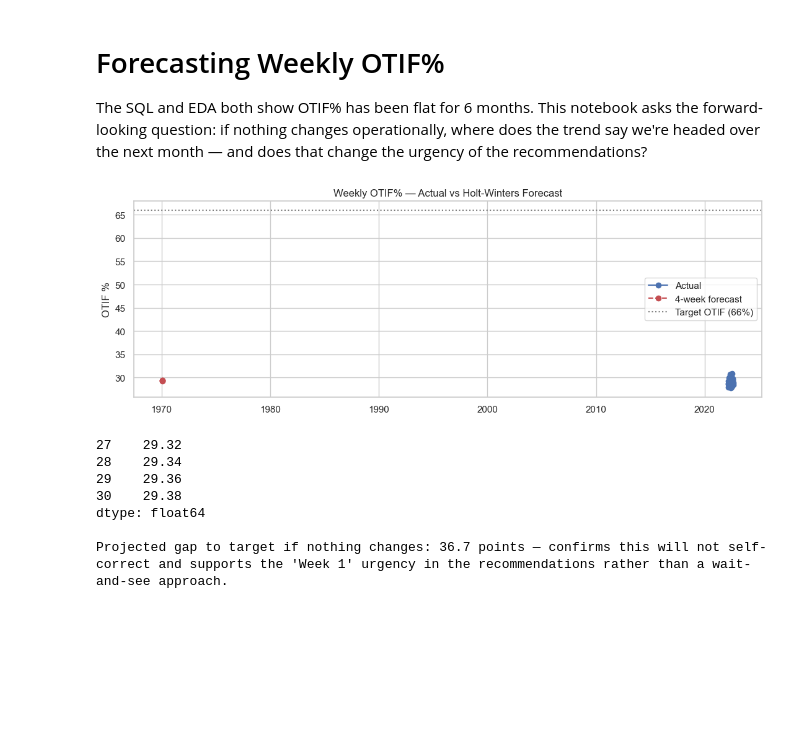
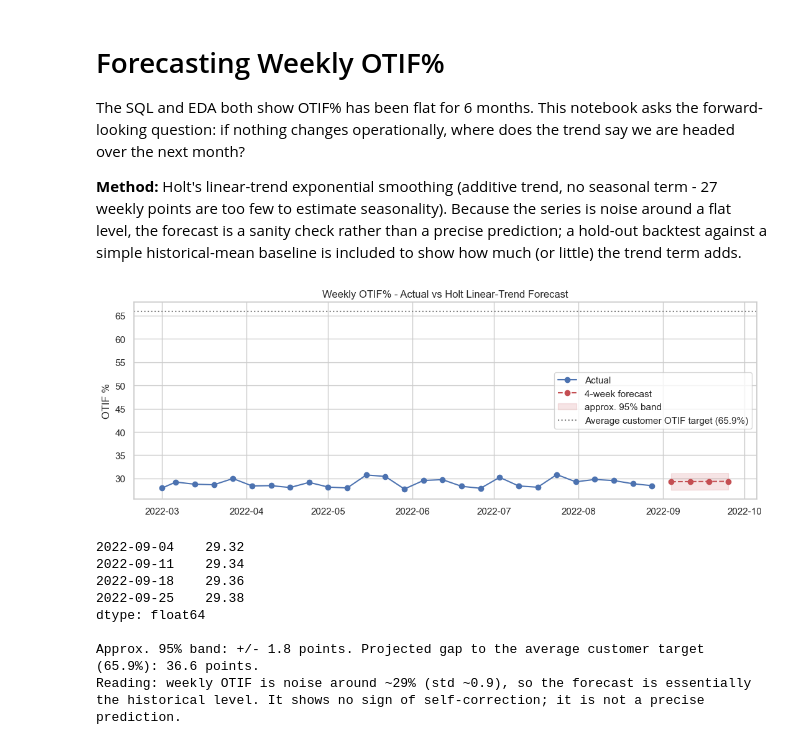
Before and after one commit to Ankasth369/Supply-Chain-Delivery-Diagnostics-Churn-Risk-Scoring, a Jupyter notebook: python/otif_trend_forecast.ipynb, the cells around one changed output. Cells and saved outputs as stored; diff of their text form; code cells hidden in the pictures; blank space fills up the shorter version.

```diff
--- a/python/otif_trend_forecast.ipynb
+++ b/python/otif_trend_forecast.ipynb
@@ -1,7 +1,9 @@
 # %% [markdown]
 # Forecasting Weekly OTIF%
 
-The SQL and EDA both show OTIF% has been flat for 6 months. This notebook asks the forward-looking question: if nothing changes operationally, where does the trend say we're headed over the next month — and does that change the urgency of the recommendations?
+The SQL and EDA both show OTIF% has been flat for 6 months. This notebook asks the forward-looking question: if nothing changes operationally, where does the trend say we are headed over the next month?
+
+**Method:** Holt's linear-trend exponential smoothing (additive trend, no seasonal term - 27 weekly points are too few to estimate seasonality). Because the series is noise around a flat level, the forecast is a sanity check rather than a precise prediction; a hold-out backtest against a simple historical-mean baseline is included to show how much (or little) the trend term adds.
 # %%
 import os
 import pandas as pd
@@ -18,40 +20,52 @@ engine = create_engine(f"mysql+pymysql://{db_user}:{db_password}@localhost/atliq
 # %%
 from statsmodels.tsa.holtwinters import ExponentialSmoothing
 
 weekly = pd.read_sql("""
     SELECT d.week_no, MIN(d.calendar_date) AS week_start, AVG(foa.otif) * 100 AS otif_pct
     FROM dim_date d
     JOIN fact_orders_aggregate foa ON foa.order_placement_date = d.calendar_date
     GROUP BY d.week_no
 """, engine).sort_values("week_start").reset_index(drop=True)
 
-series = weekly.set_index("week_start")["otif_pct"]
-series.index = pd.DatetimeIndex(series.index).to_period("W").to_timestamp()
+# Average of the per-customer OTIF targets (the dataset sets a different target per customer)
+avg_target = float(pd.read_sql("SELECT AVG(otif_target_pct) AS t FROM dim_targets_orders", engine)["t"].iloc[0])
 
-model = ExponentialSmoothing(series, trend="add", seasonal=None, initialization_method="estimated")
+# Weeks come from dim_date.week_no (Sunday-Saturday). The first week (5 days) and the last (3 days)
+# are partial because the data runs 1 Mar - 30 Aug; they are kept, but those two points are noisier.
+week_dates = pd.to_datetime(weekly["week_start"])
+y = weekly["otif_pct"].astype(float).reset_index(drop=True)   # plain 0..26 index for the model
+
+model = ExponentialSmoothing(y, trend="add", seasonal=None, initialization_method="estimated")
 fit = model.fit()
-forecast = fit.forecast(4)
+fc_values = fit.forecast(4)
+# Future week dates: 7 days apart, continuing from the last observed week start
+forecast = pd.Series(fc_values.values, index=week_dates.iloc[-1] + pd.to_timedelta([7, 14, 21, 28], unit="D"))
+band = 1.96 * fit.resid.std()   # rough 95% band from the in-sample residual spread (approximation)
+series = pd.Series(y.values, index=week_dates.values)
 
 fig, ax = plt.subplots(figsize=(11, 4))
 ax.plot(series.index, series.values, marker="o", label="Actual")
 ax.plot(forecast.index, forecast.values, marker="o", linestyle="--", color="#C44E52", label="4-week forecast")
-ax.axhline(66, color="gray", linestyle=":", label="Target OTIF (66%)")
-ax.set_title("Weekly OTIF% — Actual vs Holt-Winters Forecast")
+ax.fill_between(forecast.index, forecast.values - band, forecast.values + band, color="#C44E52", alpha=0.15, label="approx. 95% band")
+ax.axhline(avg_target, color="gray", linestyle=":", label=f"Average customer OTIF target ({avg_target:.1f}%)")
+ax.set_title("Weekly OTIF% - Actual vs Holt Linear-Trend Forecast")
 ax.set_ylabel("OTIF %")
 ax.legend()
 plt.tight_layout()
 plt.show()
 
 print(forecast.round(2))
-print(f"\nProjected gap to target if nothing changes: {66 - forecast.mean():.1f} points — "
-      "confirms this will not self-correct and supports the 'Week 1' urgency in the "
-      "recommendations rather than a wait-and-see approach.")
+print(f"\nApprox. 95% band: +/- {band:.1f} points. "
+      f"Projected gap to the average customer target ({avg_target:.1f}%): {avg_target - forecast.mean():.1f} points.")
+print("Reading: weekly OTIF is noise around ~29% (std ~0.9), so the forecast is essentially the "
+      "historical level. It shows no sign of self-correction; it is not a precise prediction.")
 # %% [output]
-[figure, old version]
+[figure, new version]
-27    29.32
-28    29.34
-29    29.36
-30    29.38
+2022-09-04    29.32
+2022-09-11    29.34
+2022-09-18    29.36
+2022-09-25    29.38
 dtype: float64
 
-Projected gap to target if nothing changes: 36.7 points — confirms this will not self-correct and supports the 'Week 1' urgency in the recommendations rather than a wait-and-see approach.
+Approx. 95% band: +/- 1.8 points. Projected gap to the average customer target (65.9%): 36.6 points.
+Reading: weekly OTIF is noise around ~29% (std ~0.9), so the forecast is essentially the historical level. It shows no sign of self-correction; it is not a precise prediction.
```
Also changed, not shown: parts of 2 cells of this notebook, 2 other files.
